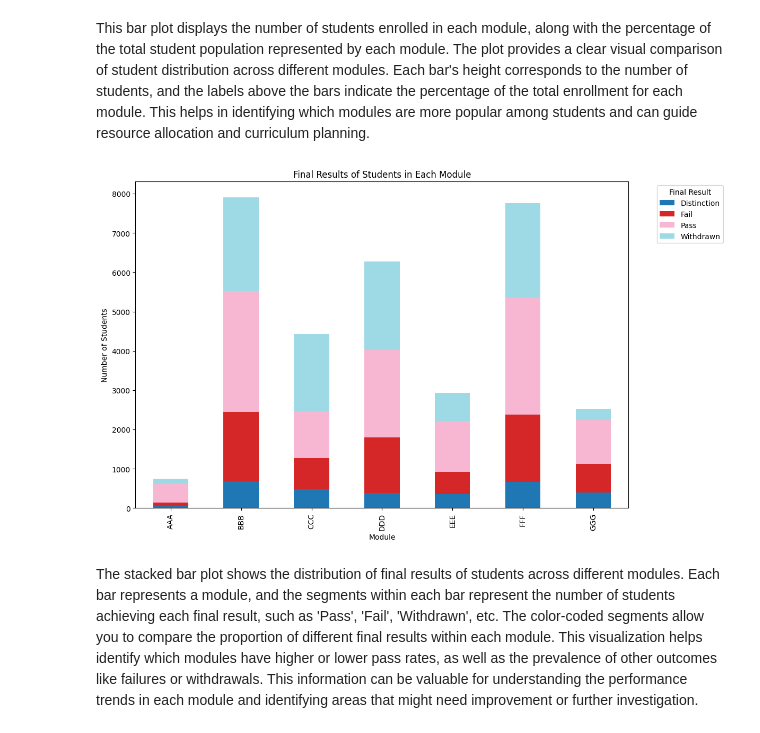
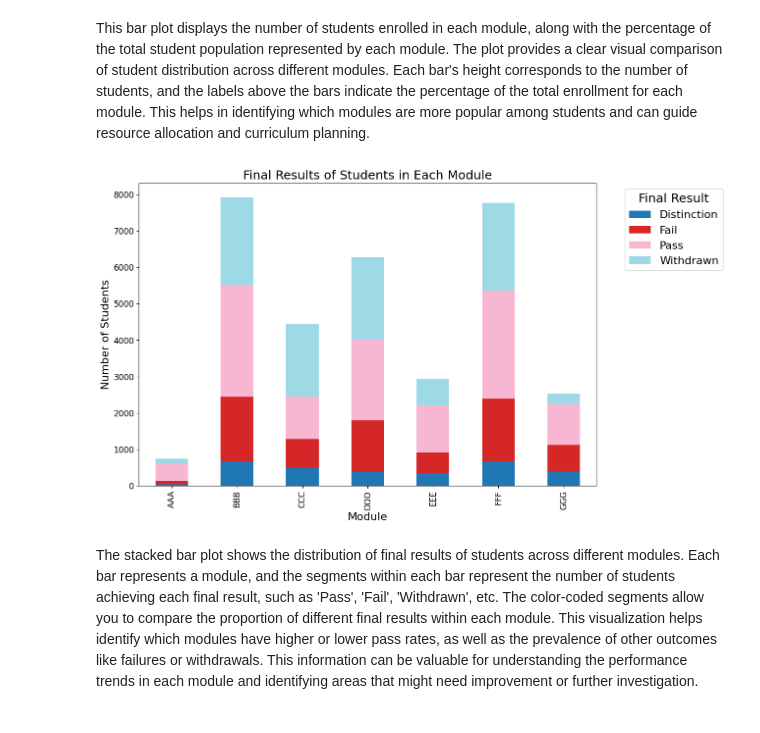
Before and after one commit to buppanasu/Student-Grade-Predictor, a Jupyter notebook: 1)DataProcessing_Analysis_FeatureExtraction/EDA.ipynb, the cells around one changed output. Saved outputs shown, nothing was run; the diff lists cells and outputs as text; code cells hidden in the pictures.

```diff
--- a/1)DataProcessing_Analysis_FeatureExtraction/EDA.ipynb
+++ b/1)DataProcessing_Analysis_FeatureExtraction/EDA.ipynb
@@ -432,23 +432,29 @@ This bar plot displays the number of students enrolled in each module, along wit
 # %%
 # Count the number of students in each module with each final result
 module_final_result_counts = df_studentInfo.groupby(['code_module', 'final_result']).size().unstack(fill_value=0)
 
 # Calculate the percentage of each final result within each module
 module_final_result_percentages = module_final_result_counts.div(module_final_result_counts.sum(axis=1), axis=0) * 100
 
 # Create a stacked bar plot
 module_final_result_counts.plot(kind='bar', stacked=True, figsize=(12, 8), colormap='tab20')
 
-# Add titles and labels
-plt.title('Final Results of Students in Each Module')
-plt.xlabel('Module')
-plt.ylabel('Number of Students')
-plt.legend(title='Final Result', bbox_to_anchor=(1.05, 1), loc='upper left')
+# Add titles and labels with larger font sizes
+plt.title('Final Results of Students in Each Module', fontsize=18)
+plt.xlabel('Module', fontsize=16)
+plt.ylabel('Number of Students', fontsize=16)
+
+# Increase the font size for the legend
+plt.legend(title='Final Result', bbox_to_anchor=(1.05, 1), loc='upper left', fontsize=16, title_fontsize=18)
+
+# Increase the font size for the tick labels on the axes
+plt.xticks(fontsize=12)
+plt.yticks(fontsize=12)
 
 # Show the plot
 plt.show()
 # %% [output]
-[figure, old version]
+[figure, new version]
 # %% [markdown]
 The stacked bar plot shows the distribution of final results of students across different modules. Each bar represents a module, and the segments within each bar represent the number of students achieving each final result, such as 'Pass', 'Fail', 'Withdrawn', etc. The color-coded segments allow you to compare the proportion of different final results within each module. This visualization helps identify which modules have higher or lower pass rates, as well as the prevalence of other outcomes like failures or withdrawals. This information can be valuable for understanding the performance trends in each module and identifying areas that might need improvement or further investigation.
 # %%
```
Also changed, not shown: parts of 2 cells of this notebook.
